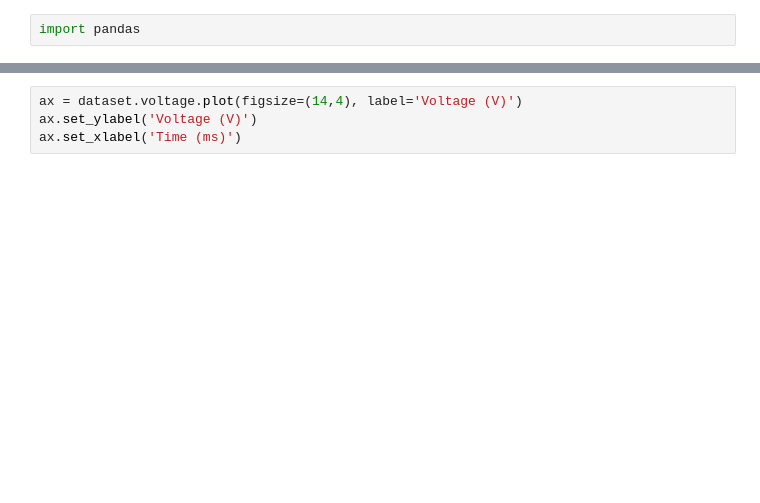
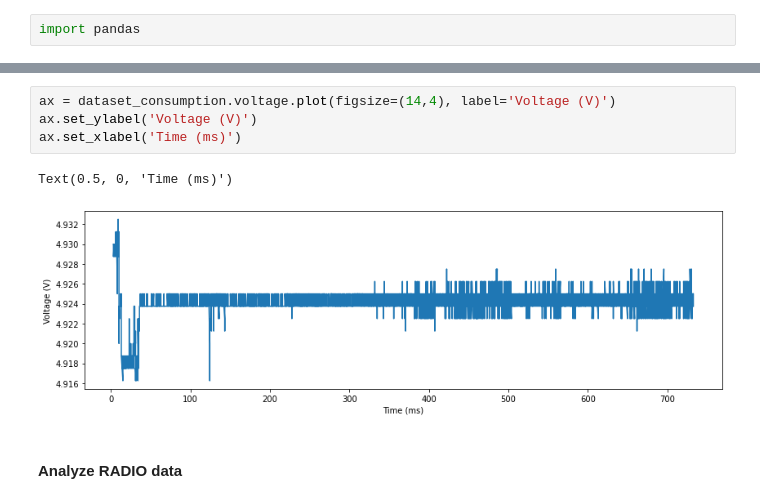
Before and after one commit to drjack0/iot2020-2021, a Jupyter notebook: sekkyone_mesh/iot-lab/sekkyone-mesh.ipynb, the cells around one changed output, grey strips where cells are left out. Drawn from its saved outputs; the diff is of its cells as text; blank space fills up the shorter version.

```diff
--- a/sekkyone_mesh/iot-lab/sekkyone-mesh.ipynb
+++ b/sekkyone_mesh/iot-lab/sekkyone-mesh.ipynb
@@ -153,5 +232,10 @@ ax.set_xlabel('Time (ms)')
 # %%
-ax = dataset.voltage.plot(figsize=(14,4), label='Voltage (V)')
+ax = dataset_consumption.voltage.plot(figsize=(14,4), label='Voltage (V)')
 ax.set_ylabel('Voltage (V)')
 ax.set_xlabel('Time (ms)')
+# %% [output]
+Text(0.5, 0, 'Time (ms)')
+[figure, added]
+# %% [markdown]
+#### Analyze RADIO data
 # %%
```
Also changed, not shown: parts of 35 cells of this notebook.
